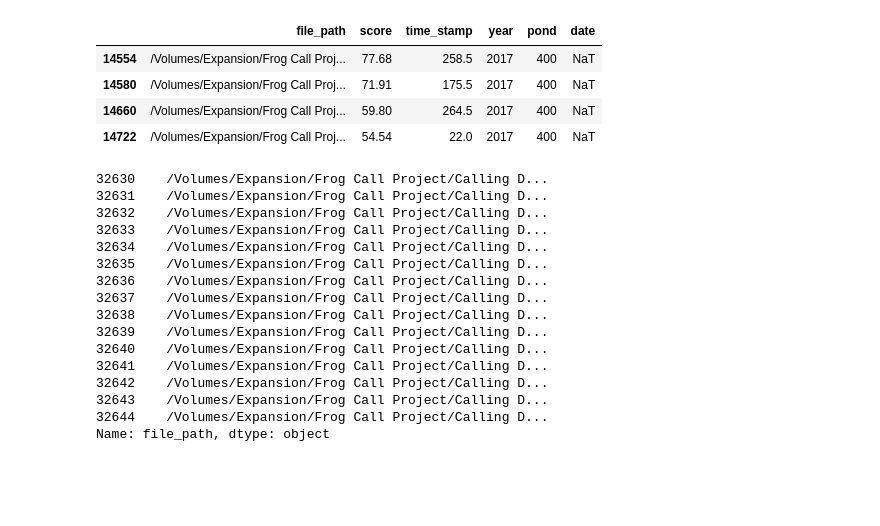
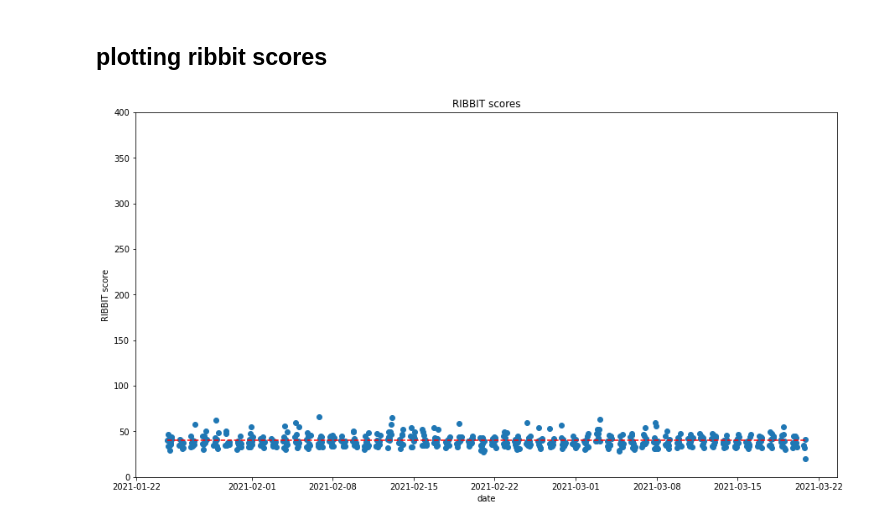
Before and after one commit to mayalapp/ga-frog-id, a Jupyter notebook: python-ribbit/data_cleaning.ipynb, the cells around one changed output. Drawn from its saved outputs; the diff is of its cells as text; code cells hidden in the pictures; blank space fills up the shorter version.

Commit message:
Plotting ribbit scores

```diff
--- a/python-ribbit/data_cleaning.ipynb
+++ b/python-ribbit/data_cleaning.ipynb
@@ -37,10 +37,10 @@ for filename in all_files:
     df = pd.read_csv("./" + filename)
     ribbit_list.append(df)
 
-ribbit_scores_df = pd.concat(ribbit_list, axis=0, ignore_index=True) # translates list into dataframe
+rs_df = pd.concat(ribbit_list, axis=0, ignore_index=True) # translates list into dataframe
 
-ribbit_scores_df = ribbit_scores_df.rename(columns={"Unnamed: 0" : "file_path"})
+rs_df = rs_df.rename(columns={"Unnamed: 0" : "file_path"})
 
 # use file_path to create column with date and time of file #Note (todo):4 files with _Lcapito at end did not get date inputted
-ribbit_scores_df['date'] = pd.to_datetime(test_df.file_path.str[-19:-4], format='%Y%m%d_%H%M%S', errors='coerce')
-# ribbit_scores_df.sort_values('date')[-5:-1] # files without dates
+rs_df['date'] = pd.to_datetime(test_df.file_path.str[-19:-4], format='%Y%m%d_%H%M%S', errors='coerce')
+# rs_df.sort_values('date')[-5:-1] # files without dates
@@ -63,29 +46,0 @@ ribbit_scores_df
-# %%
-test_df = ribbit_scores_df
-test_df['date'] = pd.to_datetime(test_df.file_path.str[-19:-4], format='%Y%m%d_%H%M%S', errors='coerce')
-# test_df.sort_values('date')[-5:-1] #note 4 files with _Lcapito at end did not get date inputted
-# %% [output]
-|  | file_path | score | time_stamp | year | pond | date |
-| 14554 | /Volumes/Expansion/Frog Call Proj... | 77.68 | 258.5 | 2017 | 400 | NaT |
-| 14580 | /Volumes/Expansion/Frog Call Proj... | 71.91 | 175.5 | 2017 | 400 | NaT |
-| 14660 | /Volumes/Expansion/Frog Call Proj... | 59.80 | 264.5 | 2017 | 400 | NaT |
-| 14722 | /Volumes/Expansion/Frog Call Proj... | 54.54 | 22.0 | 2017 | 400 | NaT |
-# %%
-test_df['file_path'][:][-19:-4]
-# %% [output]
-32630    /Volumes/Expansion/Frog Call Project/Calling D...
-32631    /Volumes/Expansion/Frog Call Project/Calling D...
-32632    /Volumes/Expansion/Frog Call Project/Calling D...
-32633    /Volumes/Expansion/Frog Call Project/Calling D...
-32634    /Volumes/Expansion/Frog Call Project/Calling D...
-32635    /Volumes/Expansion/Frog Call Project/Calling D...
-32636    /Volumes/Expansion/Frog Call Project/Calling D...
-32637    /Volumes/Expansion/Frog Call Project/Calling D...
-32638    /Volumes/Expansion/Frog Call Project/Calling D...
-32639    /Volumes/Expansion/Frog Call Project/Calling D...
-32640    /Volumes/Expansion/Frog Call Project/Calling D...
-32641    /Volumes/Expansion/Frog Call Project/Calling D...
-32642    /Volumes/Expansion/Frog Call Project/Calling D...
-32643    /Volumes/Expansion/Frog Call Project/Calling D...
-32644    /Volumes/Expansion/Frog Call Project/Calling D...
-Name: file_path, dtype: object
@@ -93,0 +47,34 @@ all_files = glob(ribbit_folder + "/*.csv")
+# %% [markdown]
+## plotting ribbit scores
+# %%
+def plot_rs(pond_no = "all", year = "all"):
+
+    plot_data = rs_df
+
+    if pond_no != "all":
+        plot_data = plot_data[plot_data['pond'] == pond_no]
+
+    if year != "all":
+        plot_data = plot_data[plot_data['year'] == year]
+
+
+
+    fig, ax = plt.subplots()  # a figure with a single Axes
+    ax.scatter(plot_data['date'],plot_data['score'])
+    ax.hlines(y = [40], xmin = plot_data.date.min(),
+              xmax = plot_data.date.max(),
+             colors = 'r', linestyles = '--')
+    ax.set_xlabel('date')
+    ax.set_ylabel('RIBBIT score')
+    ax.set_title('RIBBIT scores')
+    ax.set_ylim(0,400)
+
+
+plot_rs(pond_no = 398, year = 2021)
+#plot_rs(399)
+#plot_rs(400)
+#plot_rs(401)
+#plot_rs(402)
+#plot_rs(403)
+# %% [output]
+[figure, added]
```
Also changed, not shown: parts of 6 cells of this notebook.
